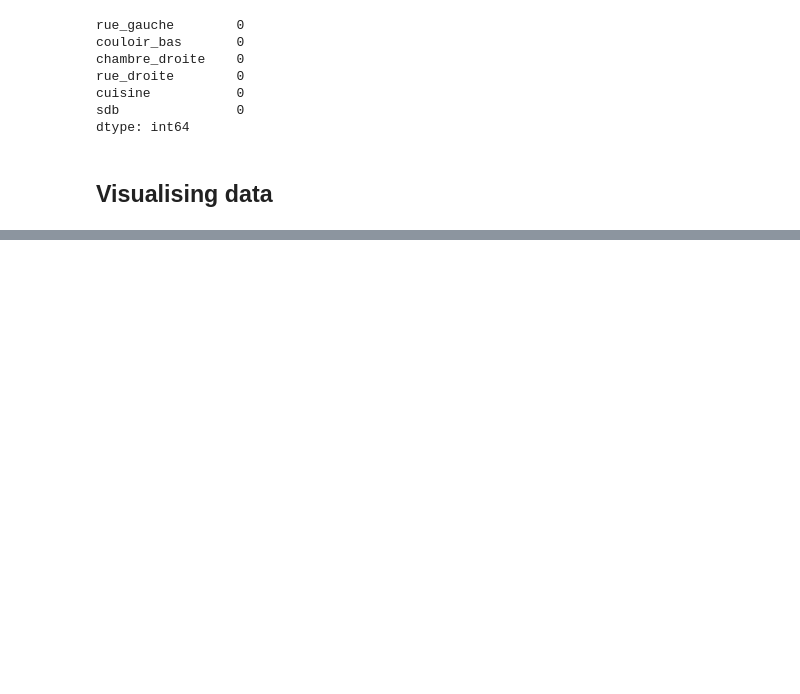
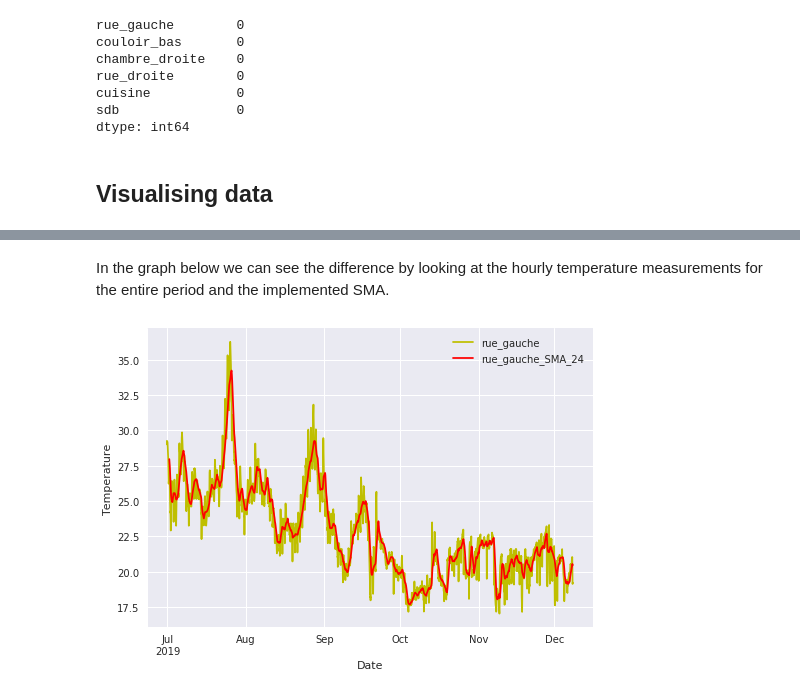
Before and after one commit to k13var/temperature_shelter, a Jupyter notebook: temperature_animal shelter.ipynb, the cells around one changed output, grey strips where cells are left out. Drawn from its saved outputs; the diff is of its cells as text; code cells hidden in the pictures; blank space fills up the shorter version.

```diff
--- a/temperature_animal shelter.ipynb
+++ b/temperature_animal shelter.ipynb
@@ -259,0 +272,17 @@ Now that the data set has been cleaned and prepared for analysis we can proceed
+# %%
+df['rue_gauche_SMA_24'] = df.iloc[:,0].rolling(window=24).mean()
+df['couloir_bas_SMA_24'] = df.iloc[:,1].rolling(window=24).mean()
+df['chambre_droite_SMA_24'] = df.iloc[:,2].rolling(window=24).mean()
+df['rue_droite_SMA_24'] = df.iloc[:,3].rolling(window=24).mean()
+df['cuisine_SMA_24'] = df.iloc[:,4].rolling(window=24).mean()
+df['sdb_SMA_24'] = df.iloc[:,5].rolling(window=24).mean()
+# %% [markdown]
+In the graph below we can see the difference by looking at the hourly temperature measurements for the entire period and the implemented SMA.
+# %%
+with plt.style.context('seaborn'):
+    df['rue_gauche'].plot(color='y')
+    df['rue_gauche_SMA_24'].plot(color='r')
+    plt.ylabel("Temperature")
+    plt.legend()
+# %% [output]
+[figure, added]
```
Also changed, not shown: parts of 15 cells of this notebook.
